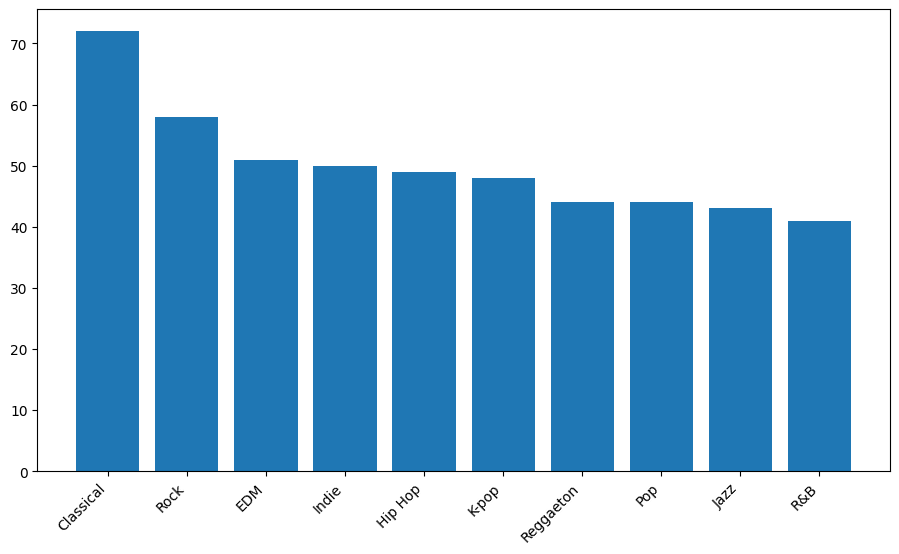
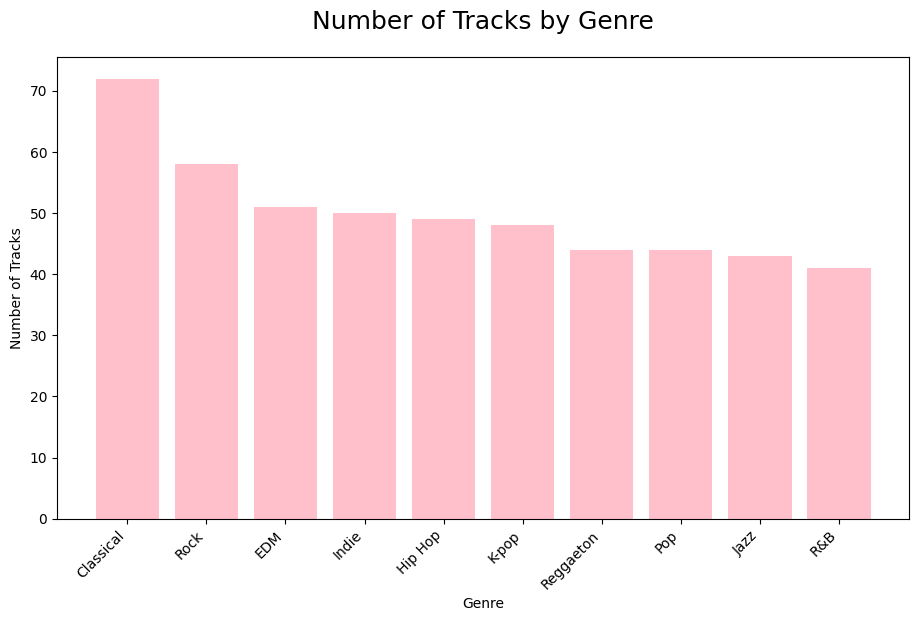
Code edit (unified diff) that turned the first committed figure into the second:
--- before
+++ after
@@ -3,5 +3,8 @@
 
 plt.figure(figsize=(11,6))
-plt.bar(genre_counts.index ,genre_counts.values)
+plt.bar(genre_counts.index ,genre_counts.values,color="pink")
 plt.xticks(rotation=45, ha="right")
+plt.xlabel("Genre")
+plt.ylabel("Number of Tracks")
+plt.title("Number of Tracks by Genre", fontsize=18, pad=20)
 plt.show()

Commit: Added images of plots to appopriate folder